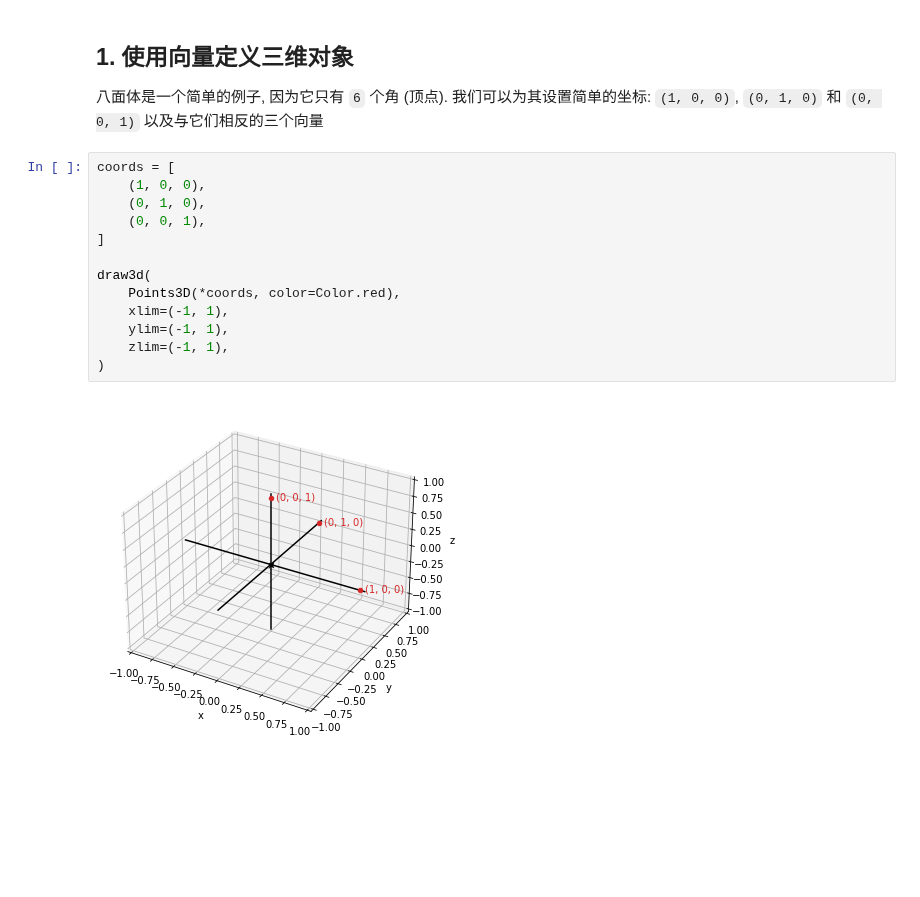
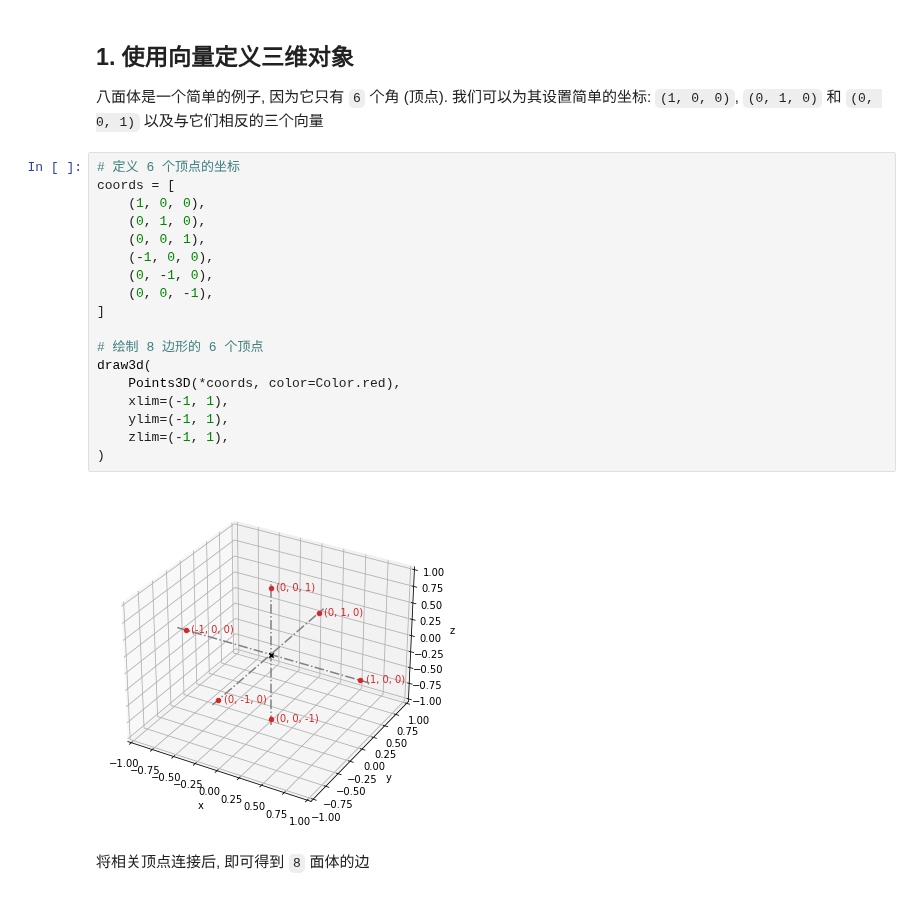
Before and after one commit to alvin-qh/study-python, a Jupyter notebook: math/notebooks/vector3d/draw3d.ipynb, the cells around one changed output. Saved outputs shown, nothing was run; the diff lists cells and outputs as text; blank space fills up the shorter version.

```diff
--- a/math/notebooks/vector3d/draw3d.ipynb
+++ b/math/notebooks/vector3d/draw3d.ipynb
@@ -34,17 +35,24 @@ from itertools import repeat
 
 八面体是一个简单的例子, 因为它只有 `6` 个角 (顶点). 我们可以为其设置简单的坐标: `(1, 0, 0)`, `(0, 1, 0)` 和 `(0, 0, 1)` 以及与它们相反的三个向量
 # %%
+# 定义 6 个顶点的坐标
 coords = [
     (1, 0, 0),
     (0, 1, 0),
     (0, 0, 1),
+    (-1, 0, 0),
+    (0, -1, 0),
+    (0, 0, -1),
 ]
 
+# 绘制 8 边形的 6 个顶点
 draw3d(
     Points3D(*coords, color=Color.red),
     xlim=(-1, 1),
     ylim=(-1, 1),
     zlim=(-1, 1),
 )
 # %% [output]
-[figure, old version]
+[figure, new version]
+# %% [markdown]
+将相关顶点连接后, 即可得到 `8` 面体的边
```
Also changed, not shown: parts of 4 cells of this notebook, 6 other files.
